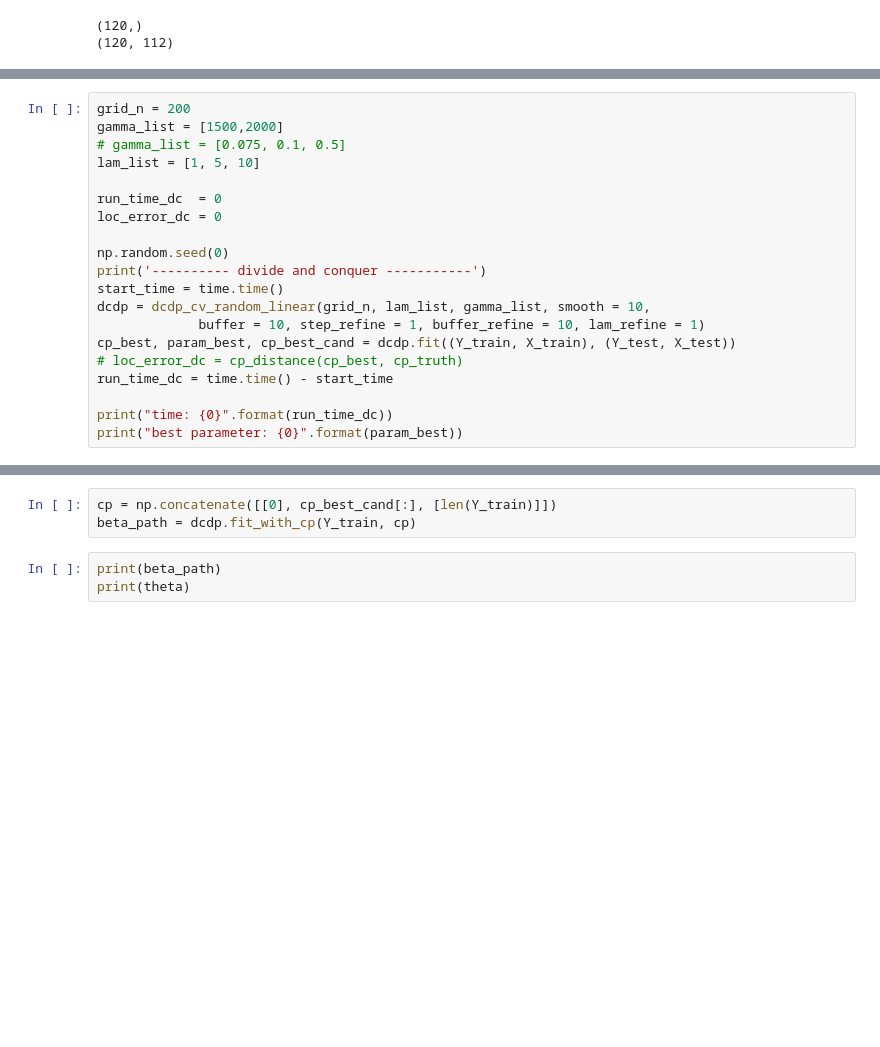
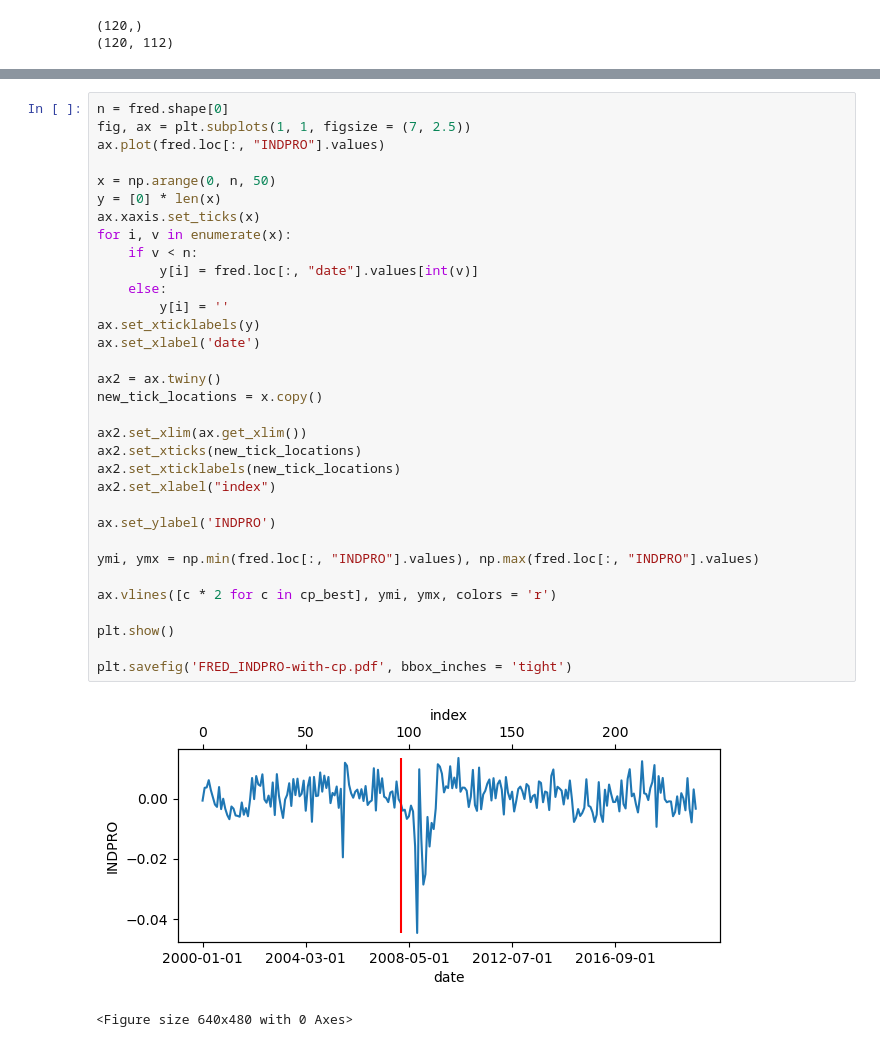
Before and after one commit to MountLee/DCDP, a Jupyter notebook: real_data/real_data_FRED.ipynb, the cells around one changed output, grey strips where cells are left out. Cells and saved outputs as stored; diff of their text form; blank space fills up the shorter version.

```diff
--- a/real_data/real_data_FRED.ipynb
+++ b/real_data/real_data_FRED.ipynb
@@ -618,20 +165,0 @@ for cp in cp_best:
-# %%
-grid_n = 200
-gamma_list = [1500,2000]
-# gamma_list = [0.075, 0.1, 0.5]
-lam_list = [1, 5, 10]
-
-run_time_dc  = 0
-loc_error_dc = 0
-
-np.random.seed(0)
-print('---------- divide and conquer -----------')
-start_time = time.time()
-dcdp = dcdp_cv_random_linear(grid_n, lam_list, gamma_list, smooth = 10,
-             buffer = 10, step_refine = 1, buffer_refine = 10, lam_refine = 1)
-cp_best, param_best, cp_best_cand = dcdp.fit((Y_train, X_train), (Y_test, X_test))
-# loc_error_dc = cp_distance(cp_best, cp_truth)
-run_time_dc = time.time() - start_time
-
-print("time: {0}".format(run_time_dc))
-print("best parameter: {0}".format(param_best))
@@ -723,6 +166,36 @@ ax[2].set_ylim([0, y_max])
-# %%
-cp = np.concatenate([[0], cp_best_cand[:], [len(Y_train)]])
-beta_path = dcdp.fit_with_cp(Y_train, cp)
-# %%
-print(beta_path)
-print(theta)
+# %%
+n = fred.shape[0]
+fig, ax = plt.subplots(1, 1, figsize = (7, 2.5))
+ax.plot(fred.loc[:, "INDPRO"].values)
+
+x = np.arange(0, n, 50)
+y = [0] * len(x)
+ax.xaxis.set_ticks(x)
+for i, v in enumerate(x):
+    if v < n:
+        y[i] = fred.loc[:, "date"].values[int(v)]
+    else:
+        y[i] = ''
+ax.set_xticklabels(y)
+ax.set_xlabel('date')
+
+ax2 = ax.twiny()
+new_tick_locations = x.copy()
+
+ax2.set_xlim(ax.get_xlim())
+ax2.set_xticks(new_tick_locations)
+ax2.set_xticklabels(new_tick_locations)
+ax2.set_xlabel("index")
+
+ax.set_ylabel('INDPRO')
+
+ymi, ymx = np.min(fred.loc[:, "INDPRO"].values), np.max(fred.loc[:, "INDPRO"].values)
+
+ax.vlines([c * 2 for c in cp_best], ymi, ymx, colors = 'r')
+
+plt.show()
+
+plt.savefig('FRED_INDPRO-with-cp.pdf', bbox_inches = 'tight')
+# %% [output]
+[figure, added]
+<Figure size 640x480 with 0 Axes>
```
Also changed, not shown: parts of 23 cells of this notebook, 3 other files.
